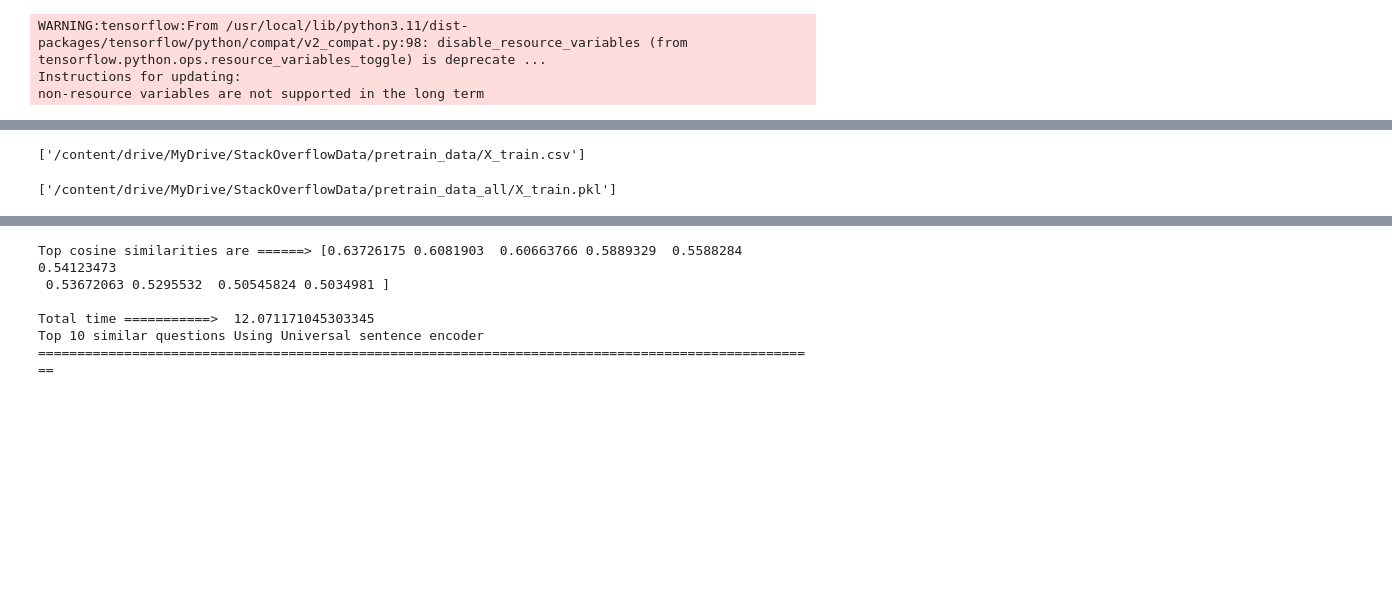
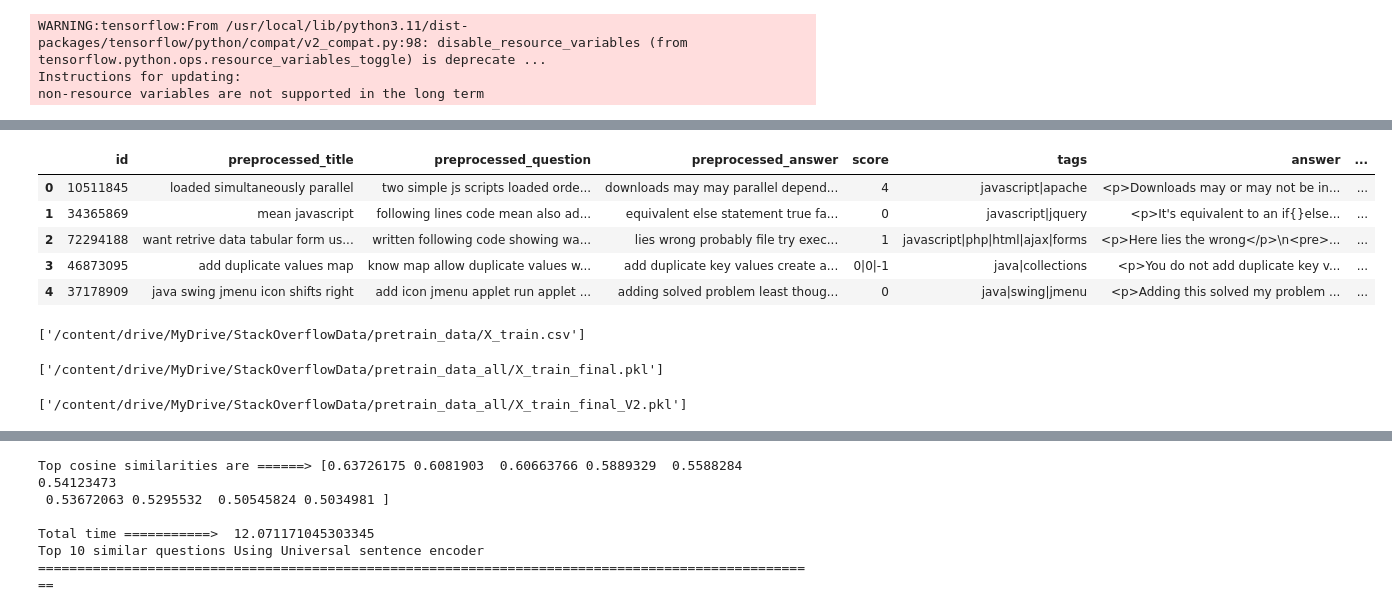
Before and after one commit to Dat-Quang-Truong/StackOverflowSearchEngine, a Jupyter notebook: final.ipynb, the cells around one changed output, grey strips where cells are left out. Drawn from its saved outputs; the diff is of its cells as text; code cells hidden in the pictures; blank space fills up the shorter version.

```diff
--- a/final.ipynb
+++ b/final.ipynb
@@ -61,0 +65,11 @@ X_train.head()
+# %%
+X_train_drop = X_train
+# %%
+X_train_drop.head()
+# %% [output]
+|  | id | preprocessed_title | preprocessed_question | preprocessed_answer | score | tags | answer | ... |
+| 0 | 10511845 | loaded simultaneously parallel | two simple js scripts loaded orde... | downloads may may parallel depend... | 4 | javascript|apache | <p>Downloads may or may not be in... | ... |
+| 1 | 34365869 | mean javascript | following lines code mean also ad... | equivalent else statement true fa... | 0 | javascript|jquery | <p>It's equivalent to an if{}else... | ... |
+| 2 | 72294188 | want retrive data tabular form us... | written following code showing wa... | lies wrong probably file try exec... | 1 | javascript|php|html|ajax|forms | <p>Here lies the wrong</p>\n<pre>... | ... |
+| 3 | 46873095 | add duplicate values map | know map allow duplicate values w... | add duplicate key values create a... | 0|0|-1 | java|collections | <p>You do not add duplicate key v... | ... |
+| 4 | 37178909 | java swing jmenu icon shifts right | add icon jmenu applet run applet ... | adding solved problem least thoug... | 0 | java|swing|jmenu | <p>Adding this solved my problem ... | ... |
@@ -64,6 +80,10 @@ joblib.dump(X_train,'/content/drive/MyDrive/StackOverflowData/pretrain_data/X_tr
 # %% [output]
 ['/content/drive/MyDrive/StackOverflowData/pretrain_data/X_train.csv']
 # %%
-joblib.dump(X_train,'/content/drive/MyDrive/StackOverflowData/pretrain_data_all/X_train.pkl')
+joblib.dump(X_train_drop,'/content/drive/MyDrive/StackOverflowData/pretrain_data_all/X_train_final.pkl')
 # %% [output]
-['/content/drive/MyDrive/StackOverflowData/pretrain_data_all/X_train.pkl']
+['/content/drive/MyDrive/StackOverflowData/pretrain_data_all/X_train_final.pkl']
+# %%
+joblib.dump(X_train_drop,'/content/drive/MyDrive/StackOverflowData/pretrain_data_all/X_train_final_V2.pkl')
+# %% [output]
+['/content/drive/MyDrive/StackOverflowData/pretrain_data_all/X_train_final_V2.pkl']
```
Also changed, not shown: parts of 11 cells of this notebook, 17 other files.
